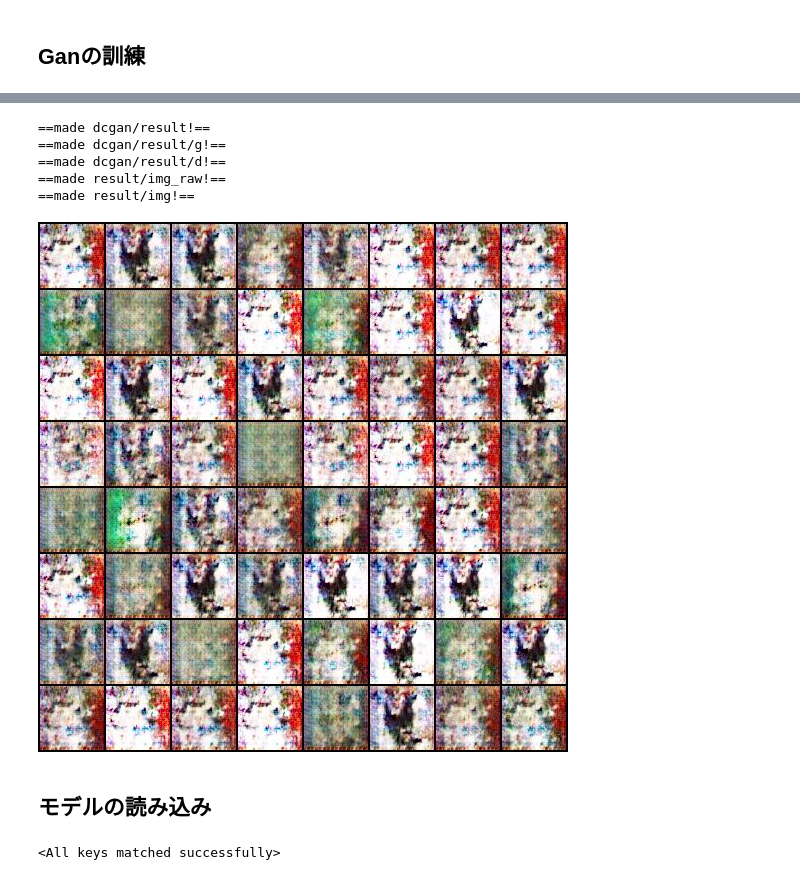
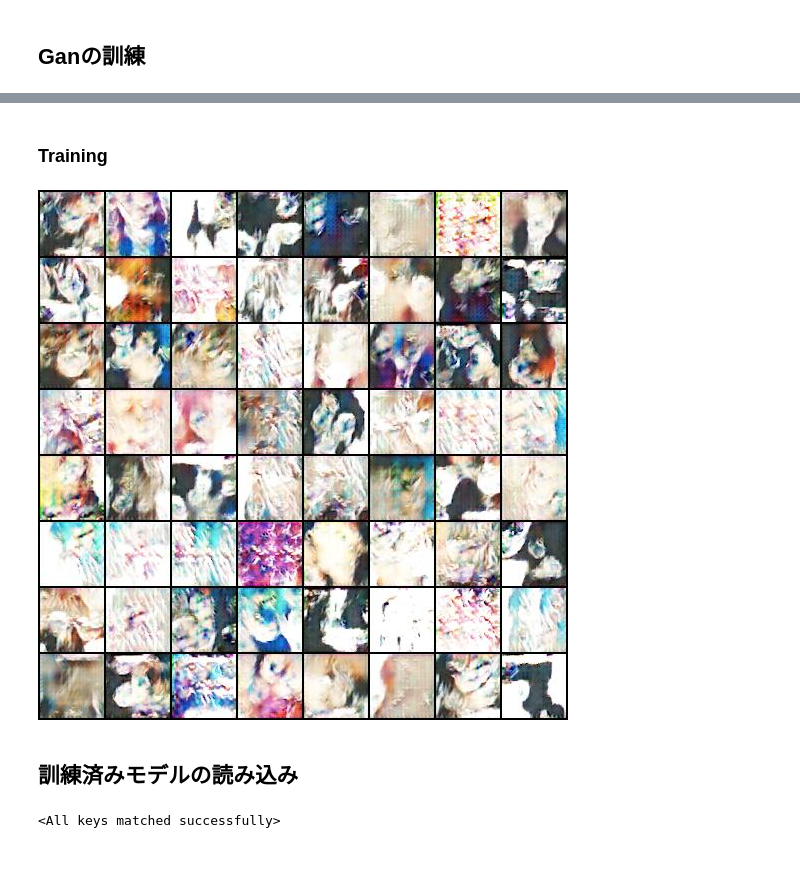
Before and after one commit to huranokuma/simple_dcgan, a Jupyter notebook: dcgan_test.ipynb, the cells around one changed output, grey strips where cells are left out. Cells and saved outputs as stored; diff of their text form; code cells hidden in the pictures.

Commit message:
Colaboratory を使用して作成しました

```diff
--- a/dcgan_test.ipynb
+++ b/dcgan_test.ipynb
@@ -259,30 +248,3 @@ def train_dcgan(g, d, opt_g, opt_d, loader):
         opt_d.step()
 
     return mean(log_loss_g), mean(log_loss_d)
-# %%
-import os
-if(os.path.isdir("/content/drive/MyDrive/Colab Notebooks/dcgan/result")==False):
-  os.mkdir("/content/drive/MyDrive/Colab Notebooks/dcgan/result")
-  print("==made dcgan/result!==")
-
-if(os.path.isdir("/content/drive/MyDrive/Colab Notebooks/dcgan/result/g")==False):
-  os.mkdir("/content/drive/MyDrive/Colab Notebooks/dcgan/result/g")
-  print("==made dcgan/result/g!==")
-
-if(os.path.isdir("/content/drive/MyDrive/Colab Notebooks/dcgan/result/d")==False):
-  os.mkdir("/content/drive/MyDrive/Colab Notebooks/dcgan/result/d")
-  print("==made dcgan/result/d!==")
-
-if(os.path.isdir("/content/drive/MyDrive/Colab Notebooks/dcgan/result/img_raw")==False):
-  os.mkdir("/content/drive/MyDrive/Colab Notebooks/dcgan/result/img_raw")
-  print("==made result/img_raw!==")
-
-if(os.path.isdir("/content/drive/MyDrive/Colab Notebooks/dcgan/result/img")==False):
-  os.mkdir("/content/drive/MyDrive/Colab Notebooks/dcgan/result/img")
-  print("==made result/img!==")
-# %% [output]
-==made dcgan/result!==
-==made dcgan/result/g!==
-==made dcgan/result/d!==
-==made result/img_raw!==
-==made result/img!==
@@ -289,32 +255,58 @@ if(os.path.isdir("/content/drive/MyDrive/Colab Notebooks/dcgan/result/img")==Fal
+# %% [markdown]
+### Training
+# %%
+# Adamのパラメーター
+
+learning_rate = 0.002 #@param {type:"number"}
+beta_1 = 0.9 #@param {type:"number"}
+beta_2 = 0.999 #@param {type:"number"}
+
+opt_d = optim.Adam(d.parameters(),
+    lr=learning_rate, betas=(beta_1, beta_2))
+opt_g = optim.Adam(g.parameters(),
+    lr=learning_rate, betas=(beta_1, beta_2))
+
+# クロスエントロピーを計算するための補助変数など
+ones = torch.ones(batch_size).to("cuda:0")
+zeros = torch.zeros(batch_size).to("cuda:0")
+loss_f = nn.BCEWithLogitsLoss()
+
+# モニタリング用のz
+fixed_z = torch.randn(batch_size, nz, 1, 1).to("cuda:0")
 # %%
 from IPython.display import Image,display_jpeg,clear_output
+
+
 num_epochs=10000 #@param {type:"number"}
+save_every_epoch = 10 #@param {type:"number"}
+
+
 for epoch in range(num_epochs):
     train_dcgan(g, d, opt_g, opt_d, img_loader)
-    # 10回の繰り返しごとにモデルを保存する
-    if epoch % 10 == 0:
+    # save_every_epoch回の繰り返しごとにモデルを保存する
+    if epoch % save_every_epoch == 0:
         # モニタリング用のzから生成した画像を保存
         generated_img = g(fixed_z)
         save_image(generated_img,
                    "/content/drive/MyDrive/Colab Notebooks/dcgan/result/img_raw/{:03d}.jpg".format(epoch))
         clear_output()
         display_jpeg(Image("/content/drive/MyDrive/Colab Notebooks/dcgan/result/img_raw/{:03d}.jpg".format(epoch)))
         # パラメータの保存
         torch.save(
             g.state_dict(),
             "/content/drive/MyDrive/Colab Notebooks/dcgan/result/g/g_{:03d}.prm".format(epoch),
             pickle_protocol=4)
         torch.save(
             d.state_dict(),
             "/content/drive/MyDrive/Colab Notebooks/dcgan/result/d/d_{:03d}.prm".format(epoch),
             pickle_protocol=4)
-    if epoch % 100 == 0:
+    #if epoch % 100 == 0:
         #for i in range(64):
             #save_image(generated_img[i],
                        #f"/content/drive/MyDrive/Colab Notebooks/dcgan/result/img/{epoch}_{i}.jpg")
 # %% [output]
-[figure, old version]
+[figure, new version]
 # %% [markdown]
-## モデルの読み込み
+## 訓練済みモデルの読み込み
 # %%
 # モデルの読み込み　パスは保存したモデルのパスを利用する
```
Also changed, not shown: parts of 16 cells of this notebook.
